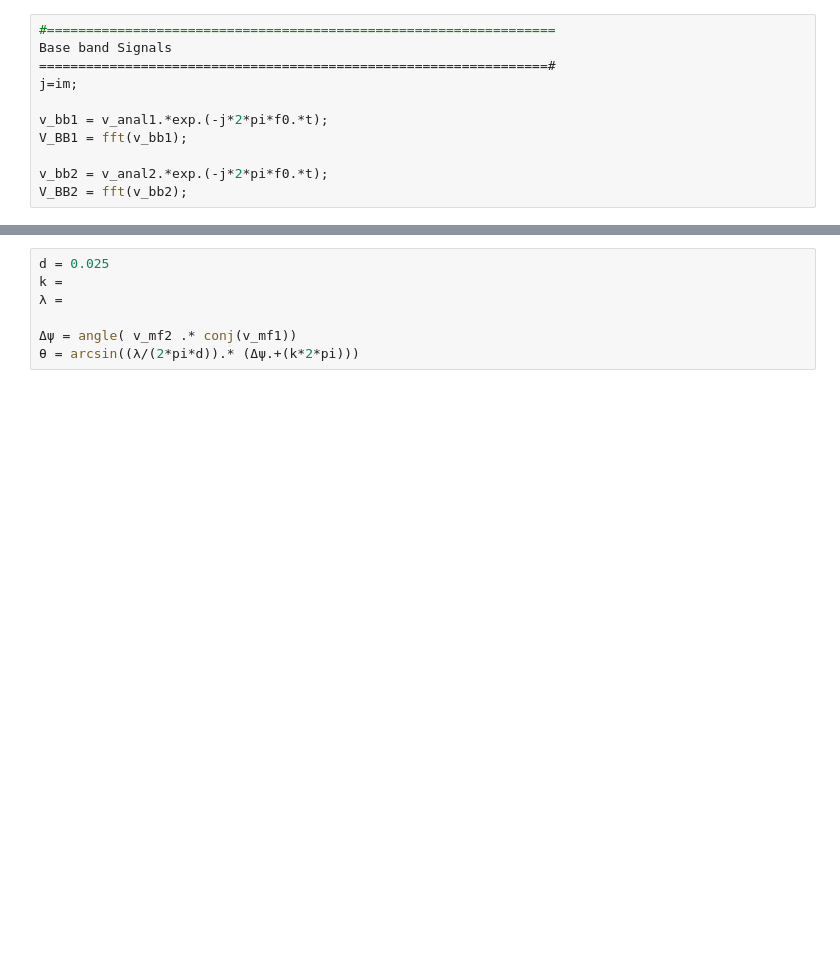
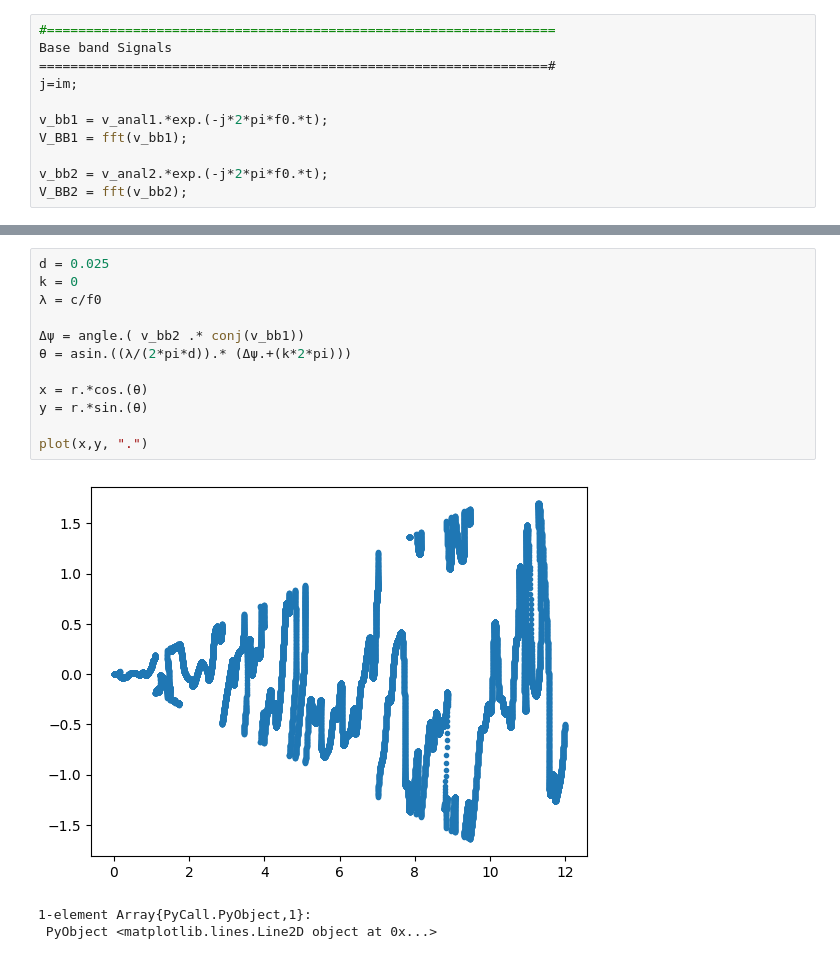
Before and after one commit to Niceta-Nduku/Sonar-Design-Project, a Jupyter notebook: Demo 2/PlanA/Processing.ipynb, the cells around one changed output, grey strips where cells are left out. Cells and saved outputs as stored; diff of their text form; blank space fills up the shorter version.

```diff
--- a/Demo 2/PlanA/Processing.ipynb
+++ b/Demo 2/PlanA/Processing.ipynb
@@ -449,8 +449,17 @@ plot(r,abs.(v_bb2))
  PyObject <matplotlib.lines.Line2D object at 0x...>
 # %%
 d = 0.025
-k =
-λ =
+k = 0
+λ = c/f0
 
-Δψ = angle( v_mf2 .* conj(v_mf1))
-θ = arcsin((λ/(2*pi*d)).* (Δψ.+(k*2*pi)))
+Δψ = angle.( v_bb2 .* conj(v_bb1))
+θ = asin.((λ/(2*pi*d)).* (Δψ.+(k*2*pi)))
+
+x = r.*cos.(θ)
+y = r.*sin.(θ)
+
+plot(x,y, ".")
+# %% [output]
+[figure, added]
+1-element Array{PyCall.PyObject,1}:
+ PyObject <matplotlib.lines.Line2D object at 0x...>
```
Also changed, not shown: parts of 7 cells of this notebook, 2 other files.
